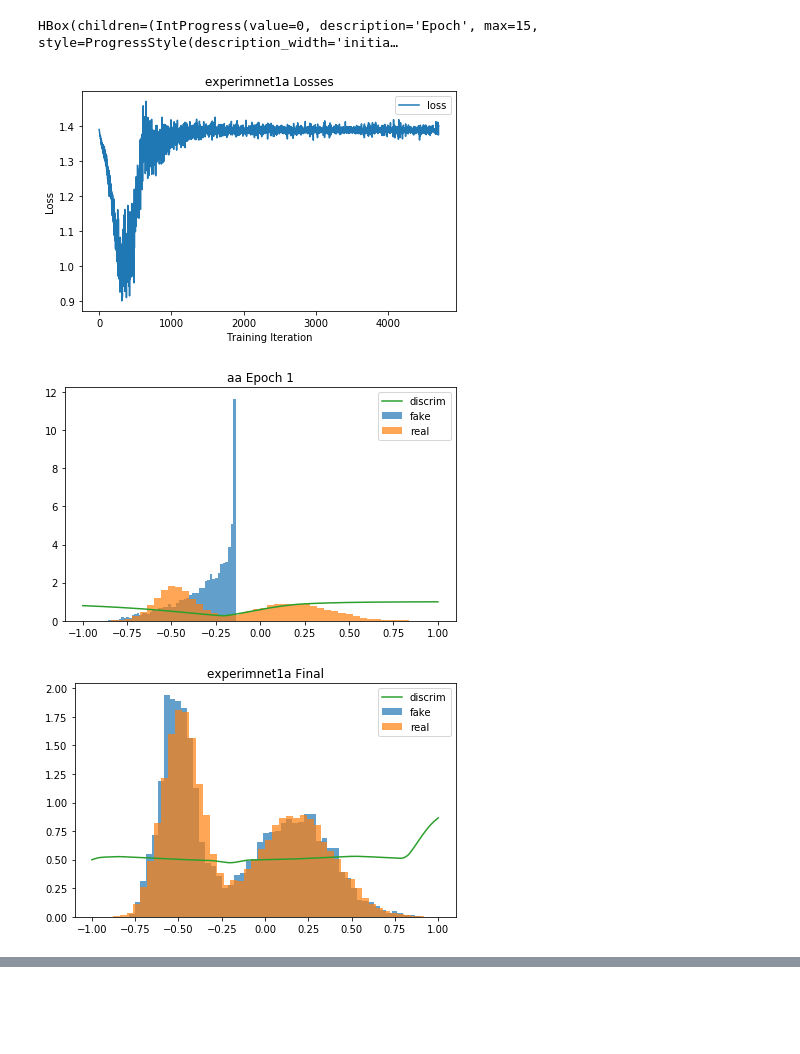
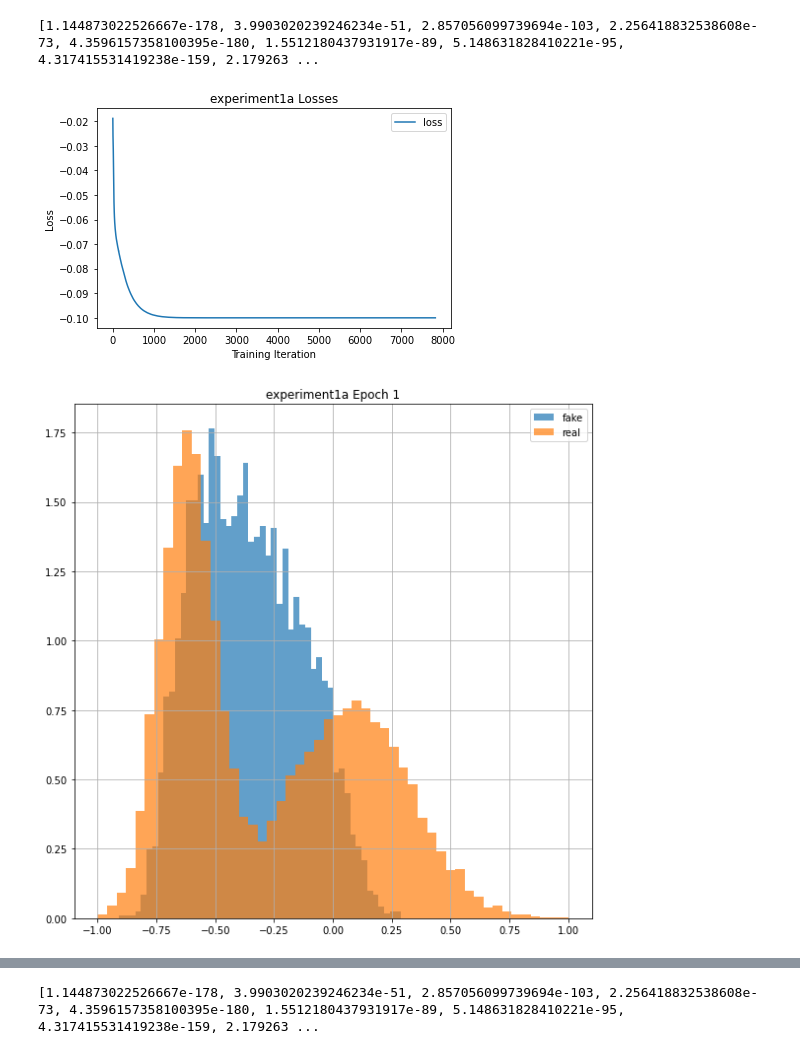
Before and after one commit to maximzubkov/opt-project, a Jupyter notebook: experiments.ipynb, the cells around one changed output, grey strips where cells are left out. Saved outputs shown, nothing was run; the diff lists cells and outputs as text; code cells hidden in the pictures; blank space fills up the shorter version.

Commit message:
Add p-values

```diff
--- a/experiments.ipynb
+++ b/experiments.ipynb
@@ -51,7 +72,6 @@ visualize_experiment_dataset()
-# %%
-experiment_save_results('a', exp1, "experimnet1")
-# %% [output]
-HBox(children=(IntProgress(value=0, description='Epoch', max=15, style=ProgressStyle(description_width='initia…
-[figure, removed]
-[figure, removed]
-[figure, removed]
+# %%
+g, c, train_losses, samples_1, samples_final, pvals = experiment_save_results('a', exp1, "experiment1")
+# %% [output]
+[1.144873022526667e-178, 3.9903020239246234e-51, 2.857056099739694e-103, 2.256418832538608e-73, 4.3596157358100395e-180, 1.5512180437931917e-89, 5.148631828410221e-95, 4.317415531419238e-159, 2.179263 ...
+[figure, added]
+[figure, added]
@@ -57,0 +79,4 @@ HBox(children=(IntProgress(value=0, description='Epoch', max=15, style=ProgressS
+# %%
+print(pvals)
+# %% [output]
+[1.144873022526667e-178, 3.9903020239246234e-51, 2.857056099739694e-103, 2.256418832538608e-73, 4.3596157358100395e-180, 1.5512180437931917e-89, 5.148631828410221e-95, 4.317415531419238e-159, 2.179263 ...
```
Also changed, not shown: parts of 9 cells of this notebook, 2 other files.
